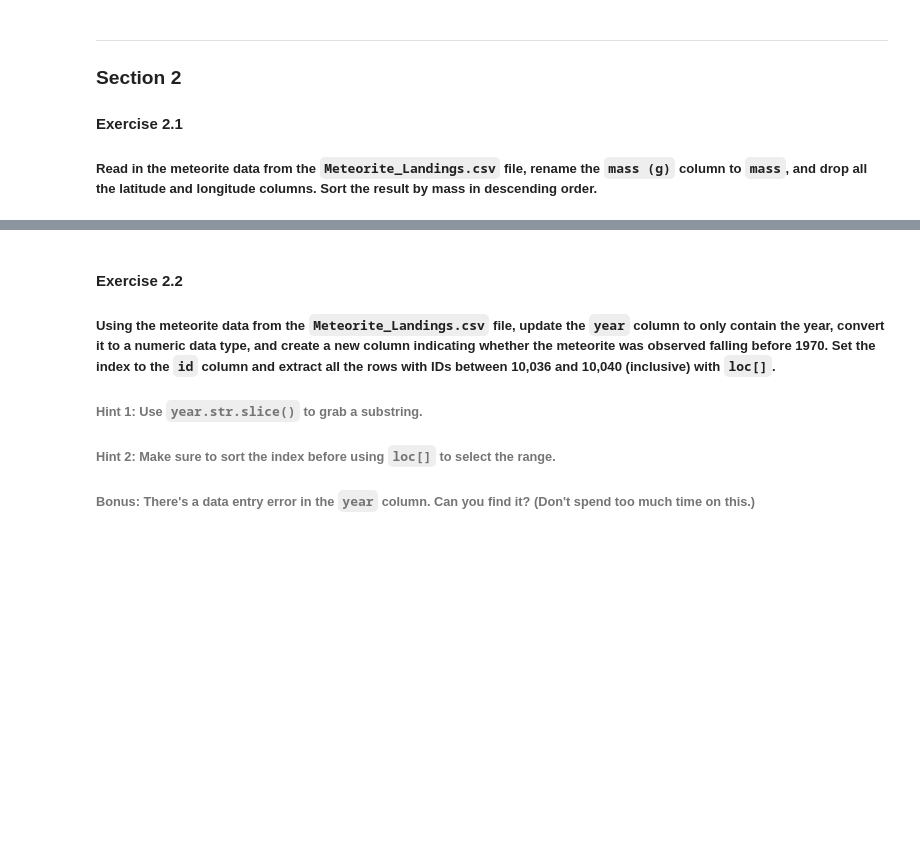
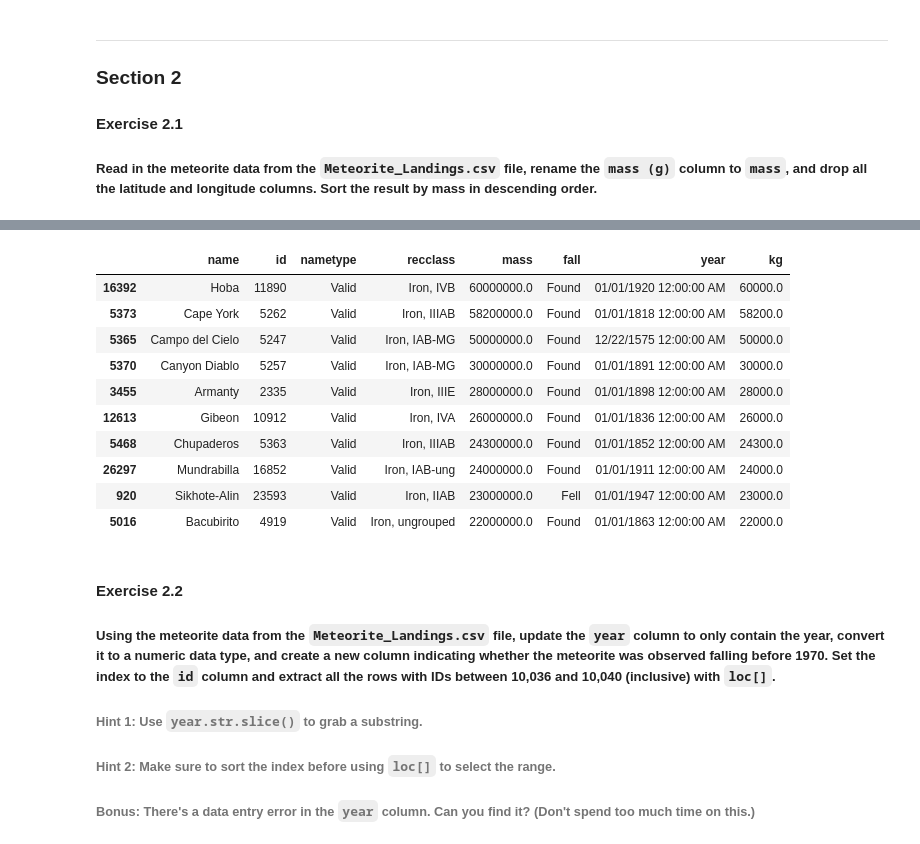
Before and after one commit to ValRCS/Python_SheGoesTech_22, a Jupyter notebook: Day_17_Pandas_Data_Analysis_Library/workbook.ipynb, the cells around one changed output, grey strips where cells are left out. Cells and saved outputs as stored; diff of their text form; code cells hidden in the pictures; blank space fills up the shorter version.

```diff
--- a/Day_17_Pandas_Data_Analysis_Library/workbook.ipynb
+++ b/Day_17_Pandas_Data_Analysis_Library/workbook.ipynb
@@ -108,3 +108,7 @@ df.head(5)
 
 #### Exercise 2.1
 ##### Read in the meteorite data from the `Meteorite_Landings.csv` file, rename the `mass (g)` column to `mass`, and drop all the latitude and longitude columns. Sort the result by mass in descending order.
+# %%
+import pandas as pd
+meteorites = pd.read_csv("../data/Meteorite_Landings.csv")
+meteorites.columns
@@ -110,0 +119,3 @@ df.head(5)
+# %%
+meteorites.rename(columns={'mass (g)':"mass"}, inplace=True)
+meteorites.head()
@@ -110,0 +129,7 @@ df.head(5)
+# %%
+# lets drop last 3 columns
+# this works when you know exatly which columns you want to drop
+# meteorites.drop(columns=['GeoLocation', 'reclat', 'reclong'], inplace=True)
+# so I select all columns except the last 3
+meteorites = meteorites[meteorites.columns[:-3]]
+meteorites.head()
@@ -110,0 +143,3 @@ df.head(5)
+# %%
+meteorites.sort_values(by='mass', ascending=False, inplace=True)
+meteorites.head(10)
@@ -111,3 +158,18 @@ df.head(5)
+# %%
+meteorites['kg'] = meteorites.mass / 1000
+meteorites.head(10)
+# %% [output]
+|  | name | id | nametype | recclass | mass | fall | year | kg |
+| 16392 | Hoba | 11890 | Valid | Iron, IVB | 60000000.0 | Found | 01/01/1920 12:00:00 AM | 60000.0 |
+| 5373 | Cape York | 5262 | Valid | Iron, IIIAB | 58200000.0 | Found | 01/01/1818 12:00:00 AM | 58200.0 |
+| 5365 | Campo del Cielo | 5247 | Valid | Iron, IAB-MG | 50000000.0 | Found | 12/22/1575 12:00:00 AM | 50000.0 |
+| 5370 | Canyon Diablo | 5257 | Valid | Iron, IAB-MG | 30000000.0 | Found | 01/01/1891 12:00:00 AM | 30000.0 |
+| 3455 | Armanty | 2335 | Valid | Iron, IIIE | 28000000.0 | Found | 01/01/1898 12:00:00 AM | 28000.0 |
+| 12613 | Gibeon | 10912 | Valid | Iron, IVA | 26000000.0 | Found | 01/01/1836 12:00:00 AM | 26000.0 |
+| 5468 | Chupaderos | 5363 | Valid | Iron, IIIAB | 24300000.0 | Found | 01/01/1852 12:00:00 AM | 24300.0 |
+| 26297 | Mundrabilla | 16852 | Valid | Iron, IAB-ung | 24000000.0 | Found | 01/01/1911 12:00:00 AM | 24000.0 |
+| 920 | Sikhote-Alin | 23593 | Valid | Iron, IIAB | 23000000.0 | Fell | 01/01/1947 12:00:00 AM | 23000.0 |
+| 5016 | Bacubirito | 4919 | Valid | Iron, ungrouped | 22000000.0 | Found | 01/01/1863 12:00:00 AM | 22000.0 |
 # %% [markdown]
 #### Exercise 2.2
 ##### Using the meteorite data from the `Meteorite_Landings.csv` file, update the `year` column to only contain the year, convert it to a numeric data type, and create a new column indicating whether the meteorite was observed falling before 1970. Set the index to the `id` column and extract all the rows with IDs between 10,036 and 10,040 (inclusive) with `loc[]`.
```
Also changed, not shown: parts of 20 cells of this notebook.
